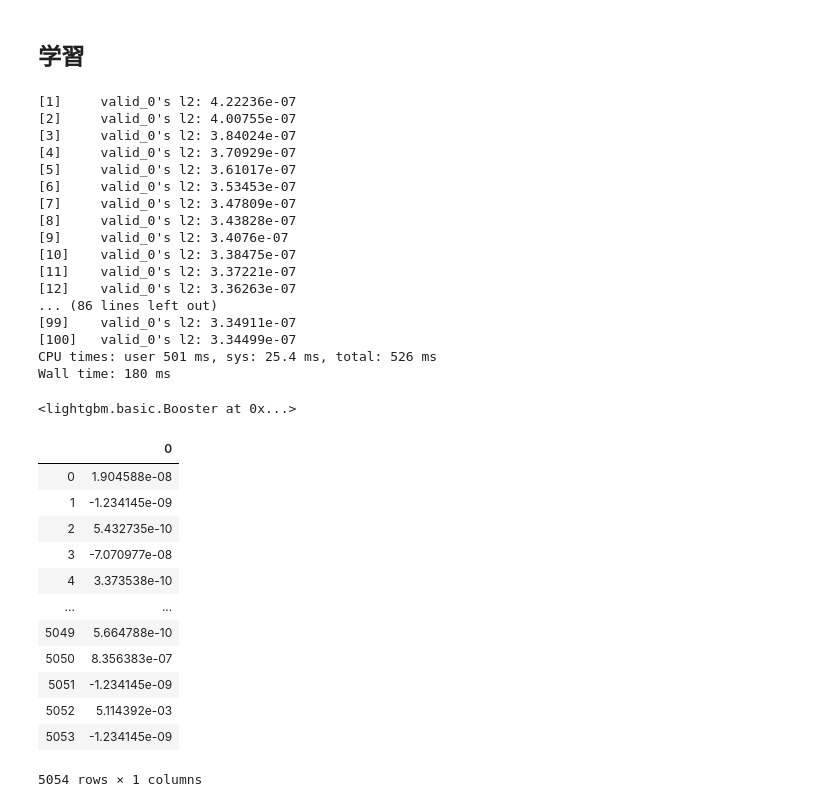
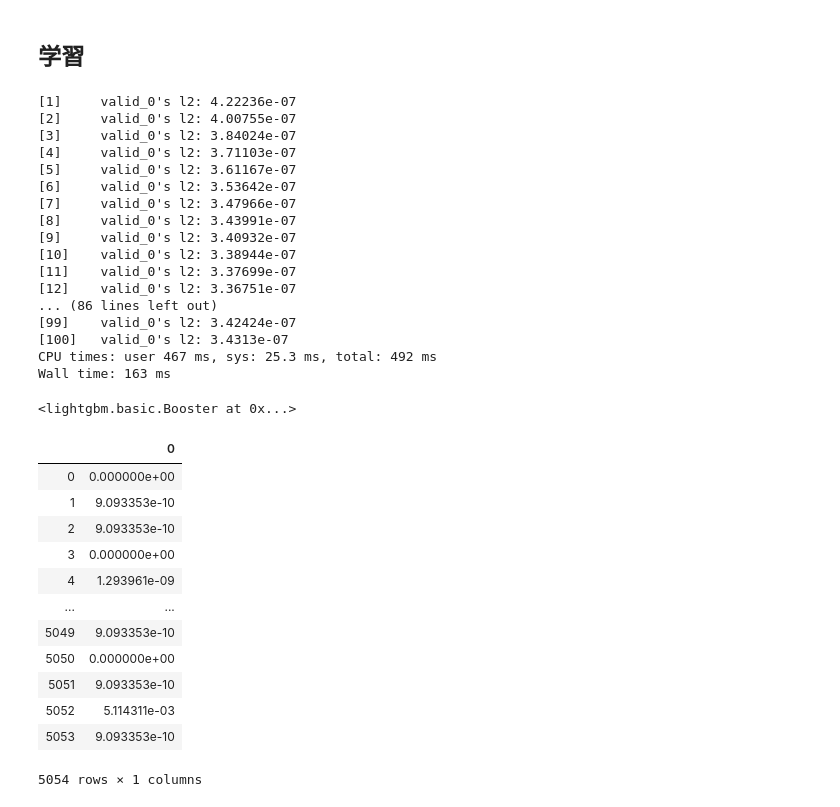
Before and after one commit to ToshikiMuromachi/train, a Jupyter notebook: trainOpe.ipynb, the cells around one changed output. Cells and saved outputs as stored; diff of their text form; code cells hidden in the pictures.

```diff
--- a/trainOpe.ipynb
+++ b/trainOpe.ipynb
@@ -277,6 +277,18 @@ X = X.drop('金沢', axis=1)
 X = X.drop('年月日', axis=1)
 X = X.drop('列車番号', axis=1)
 X = X.drop('date', axis=1)
+
+#天気予報制限
+X = X.drop('降雪(cm)', axis=1)
+X = X.drop('積雪(cm)', axis=1)
+X = X.drop('日照時間(時間)', axis=1)
+X = X.drop('日射量(MJ/㎡)', axis=1)
+X = X.drop('現地気圧(hPa)', axis=1)
+X = X.drop('海面気圧(hPa)', axis=1)
+X = X.drop('蒸気圧(hPa)', axis=1)
+X = X.drop('視程(km)', axis=1)
+X = X.drop('雲量(10分比)', axis=1)
+X = X.drop('露点温度(℃)', axis=1)
 # %% [output]
 A value is trying to be set on a copy of a slice from a DataFrame.
 Try using .loc[row_indexer,col_indexer] = value instead
@@ -431,20 +455,20 @@ model = lgb.train(lgbm_params, lgb_train, valid_sets=lgb_eval)
 [1]     valid_0's l2: 4.22236e-07
 [2]     valid_0's l2: 4.00755e-07
 [3]     valid_0's l2: 3.84024e-07
-[4]     valid_0's l2: 3.70929e-07
-[5]     valid_0's l2: 3.61017e-07
-[6]     valid_0's l2: 3.53453e-07
-[7]     valid_0's l2: 3.47809e-07
-[8]     valid_0's l2: 3.43828e-07
-[9]     valid_0's l2: 3.4076e-07
-[10]    valid_0's l2: 3.38475e-07
-[11]    valid_0's l2: 3.37221e-07
-[12]    valid_0's l2: 3.36263e-07
+[4]     valid_0's l2: 3.71103e-07
+[5]     valid_0's l2: 3.61167e-07
+[6]     valid_0's l2: 3.53642e-07
+[7]     valid_0's l2: 3.47966e-07
+[8]     valid_0's l2: 3.43991e-07
+[9]     valid_0's l2: 3.40932e-07
+[10]    valid_0's l2: 3.38944e-07
+[11]    valid_0's l2: 3.37699e-07
+[12]    valid_0's l2: 3.36751e-07
 ... (86 lines left out)
-[99]    valid_0's l2: 3.34911e-07
-[100]   valid_0's l2: 3.34499e-07
-CPU times: user 501 ms, sys: 25.4 ms, total: 526 ms
-Wall time: 180 ms
+[99]    valid_0's l2: 3.42424e-07
+[100]   valid_0's l2: 3.4313e-07
+CPU times: user 467 ms, sys: 25.3 ms, total: 492 ms
+Wall time: 163 ms
 # %%
 # 保存
 model.save_model('../output/model.txt')
@@ -471,20 +495,21 @@ test_pred = model.predict(X_test, num_iteration=model.best_iteration)
 #print(rmse)
 # %%
 df_predict = pd.DataFrame(test_pred)
+df_predict = df_predict.where(df_predict >= 0, 0) #0以上だけ残す
 df_predict
 # %% [output]
 |  | 0 |
-| 0 | 1.904588e-08 |
-| 1 | -1.234145e-09 |
-| 2 | 5.432735e-10 |
-| 3 | -7.070977e-08 |
-| 4 | 3.373538e-10 |
+| 0 | 0.000000e+00 |
+| 1 | 9.093353e-10 |
+| 2 | 9.093353e-10 |
+| 3 | 0.000000e+00 |
+| 4 | 1.293961e-09 |
 | ... | ... |
-| 5049 | 5.664788e-10 |
-| 5050 | 8.356383e-07 |
-| 5051 | -1.234145e-09 |
-| 5052 | 5.114392e-03 |
-| 5053 | -1.234145e-09 |
+| 5049 | 9.093353e-10 |
+| 5050 | 0.000000e+00 |
+| 5051 | 9.093353e-10 |
+| 5052 | 5.114311e-03 |
+| 5053 | 9.093353e-10 |
 5054 rows × 1 columns
 # %%
 submit_df =df_predict
```
Also changed, not shown: parts of 20 cells of this notebook.
